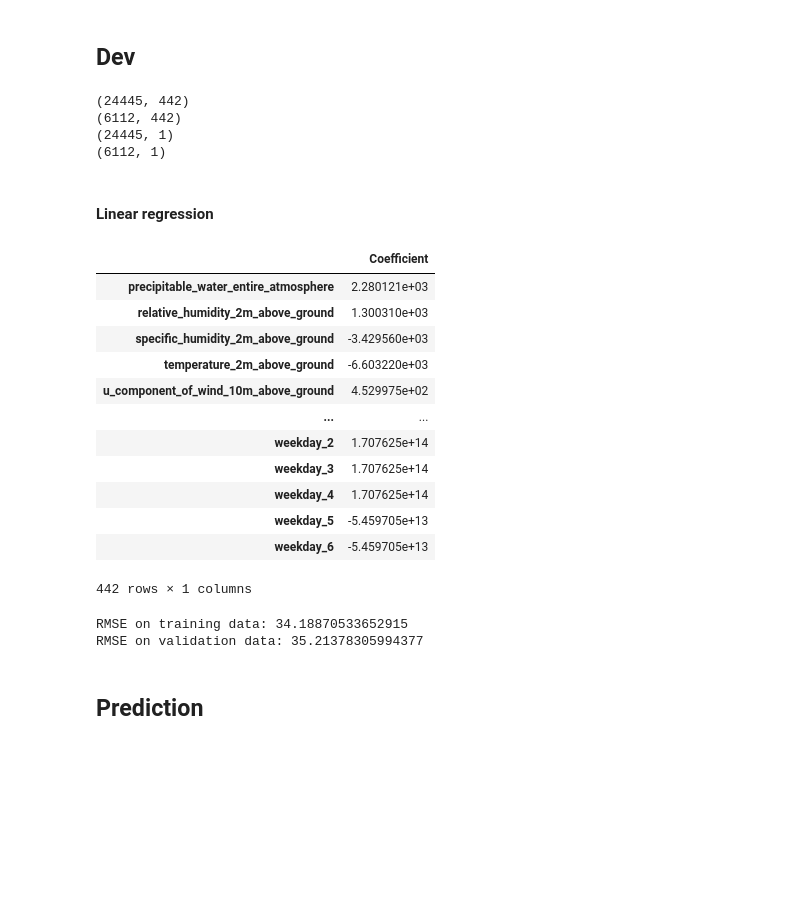
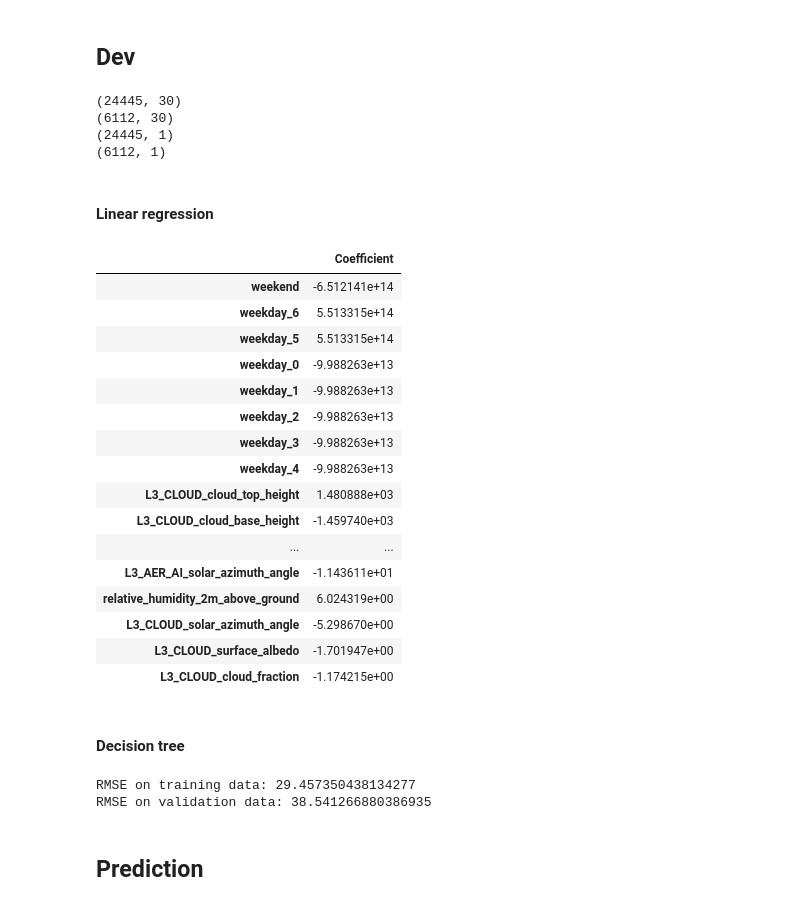
Before and after one commit to Mar-wn/Urban_Air_Pollution_Prediction, a Jupyter notebook: Urban Air Pollution Challenge.ipynb, the cells around one changed output. Drawn from its saved outputs; the diff is of its cells as text; code cells hidden in the pictures; blank space fills up the shorter version.

Commit message:
fit a decision tree model

```diff
--- a/Urban Air Pollution Challenge.ipynb
+++ b/Urban Air Pollution Challenge.ipynb
@@ -253,7 +253,7 @@ from sklearn import preprocessing
 # %%
 ## format cell ##
 
-features = weather_features + pollutants_features + ['weekday', 'weekend']
+features = weather_features + pollutants_features + ['weekend', 'weekday']
 
 train_data = train_data[features + ['target']]
 
@@ -307,13 +307,13 @@ weekend                                            0
 target                                             0
 dtype: int64
 # %%
-## format cell ##
+# ## format cell ##
 
-## Generate polynomial and interaction features
+# ## Generate polynomial and interaction features
 
-polynomial_features = preprocessing.PolynomialFeatures(degree= 3, include_bias= False)
+# polynomial_features = preprocessing.PolynomialFeatures(degree= 3, include_bias= False)
 
-x = polynomial_features.fit_transform(train_data.loc[:, ~train_data.columns.isin(['target', 'weekday', 'weekend'])])
+# x = polynomial_features.fit_transform(train_data.loc[:, ~train_data.columns.isin(['target', 'weekday', 'weekend'])])
 
-train_data = pd.concat([pd.DataFrame(x, columns= polynomial_features.get_feature_names(train_data.loc[:, ~train_data.columns.isin(['target', 'weekday', 'weekend'])].columns)),
-             train_data[['target', 'weekday', 'weekend']]], axis= 1)
+# train_data = pd.concat([pd.DataFrame(x, columns= polynomial_features.get_feature_names(train_data.loc[:, ~train_data.columns.isin(['target', 'weekday', 'weekend'])].columns)),
+#              train_data[['target', 'weekday', 'weekend']]], axis= 1)
@@ -324,4 +322,8 @@ MemoryError: Unable to allocate 3.22 TiB for an array with shape (30557, 1448964
 
 ## Categorical features
 
-train_data = pd.get_dummies(train_data, columns= ['weekday'])
+# train_data = pd.get_dummies(train_data, columns= ['weekday'])
+
+train_data[['weekday', 'weekend']] = train_data[['weekday', 'weekend']].astype(str)
+
+train_data.info()
@@ -340,17 +365,17 @@ train_data.describe()
 # %%
-## format cell ##
+# ## format cell ##
 
-## Normalization
+# ## Normalization
 
-min_max_scaler = preprocessing.MinMaxScaler()
+# min_max_scaler = preprocessing.MinMaxScaler()
 
-min_max_scaler.fit(train_data.loc[:, train_data.columns != 'target'])
+# min_max_scaler.fit(train_data.loc[:, train_data.columns != 'target'])
 
-#print(min_max_scaler.data_max_)
+# #print(min_max_scaler.data_max_)
 
-train_data.loc[:, train_data.columns != 'target'] = min_max_scaler.transform(train_data.loc[:, train_data.columns != 'target'])
+# train_data.loc[:, train_data.columns != 'target'] = min_max_scaler.transform(train_data.loc[:, train_data.columns != 'target'])
 
-train_data.head()
+# train_data.head()
 # %% [output]
 |  | precipitable_water_entire_atmosphere | relative_humidity_2m_above_ground | specific_humidity_2m_above_ground | temperature_2m_above_ground | ... |
 | 0 | 0.146577 | 0.580485 | 0.367893 | 0.737520 | ... |
@@ -376,8 +401,8 @@ print(x_val.shape)
 print(y_train.shape)
 print(y_val.shape)
 # %% [output]
-(24445, 442)
-(6112, 442)
+(24445, 30)
+(6112, 30)
 (24445, 1)
 (6112, 1)
 # %% [markdown]
@@ -385,23 +410,29 @@ print(y_val.shape)
 # %%
 from sklearn.linear_model import LinearRegression
 
 lr_model = LinearRegression().fit(x_train, y_train)
 
 coeffs = pd.DataFrame(np.transpose(lr_model.coef_),
                       index= x_train.columns, columns=['Coefficient'])
 
-coeffs
+coeffs.loc[abs(coeffs).sort_values(by= 'Coefficient', ascending= False).index, :]
 # %% [output]
 |  | Coefficient |
-| precipitable_water_entire_atmosphere | 2.280121e+03 |
-| relative_humidity_2m_above_ground | 1.300310e+03 |
-| specific_humidity_2m_above_ground | -3.429560e+03 |
-| temperature_2m_above_ground | -6.603220e+03 |
-| u_component_of_wind_10m_above_ground | 4.529975e+02 |
+| weekend | -6.512141e+14 |
+| weekday_6 | 5.513315e+14 |
+| weekday_5 | 5.513315e+14 |
+| weekday_0 | -9.988263e+13 |
+| weekday_1 | -9.988263e+13 |
+| weekday_2 | -9.988263e+13 |
+| weekday_3 | -9.988263e+13 |
+| weekday_4 | -9.988263e+13 |
+| L3_CLOUD_cloud_top_height | 1.480888e+03 |
+| L3_CLOUD_cloud_base_height | -1.459740e+03 |
 | ... | ... |
-| weekday_2 | 1.707625e+14 |
-| weekday_3 | 1.707625e+14 |
-| weekday_4 | 1.707625e+14 |
-| weekday_5 | -5.459705e+13 |
-| weekday_6 | -5.459705e+13 |
+| L3_AER_AI_solar_azimuth_angle | -1.143611e+01 |
+| relative_humidity_2m_above_ground | 6.024319e+00 |
+| L3_CLOUD_solar_azimuth_angle | -5.298670e+00 |
+| L3_CLOUD_surface_albedo | -1.701947e+00 |
+| L3_CLOUD_cloud_fraction | -1.174215e+00 |
-442 rows × 1 columns
+# %% [markdown]
+#### Decision tree
@@ -408,12 +443,12 @@ coeffs
 # %%
 # evaluation
 
-print('RMSE on training data:', mean_squared_error(y_train, lr_model.predict(x_train), squared= False)) #squared= False returns RMSE instead of MSE
+print('RMSE on training data:', mean_squared_error(y_train, dt_model.predict(x_train), squared= False)) #squared= False returns RMSE instead of MSE
 
-print('RMSE on validation data:', mean_squared_error(y_val, lr_model.predict(x_val), squared= False))
+print('RMSE on validation data:', mean_squared_error(y_val, dt_model.predict(x_val), squared= False))
 # %% [output]
-RMSE on training data: 34.18870533652915
-RMSE on validation data: 35.21378305994377
+RMSE on training data: 29.457350438134277
+RMSE on validation data: 38.541266880386935
 # %% [markdown]
 ## Prediction
 # %%
```
Also changed, not shown: parts of 11 cells of this notebook.
